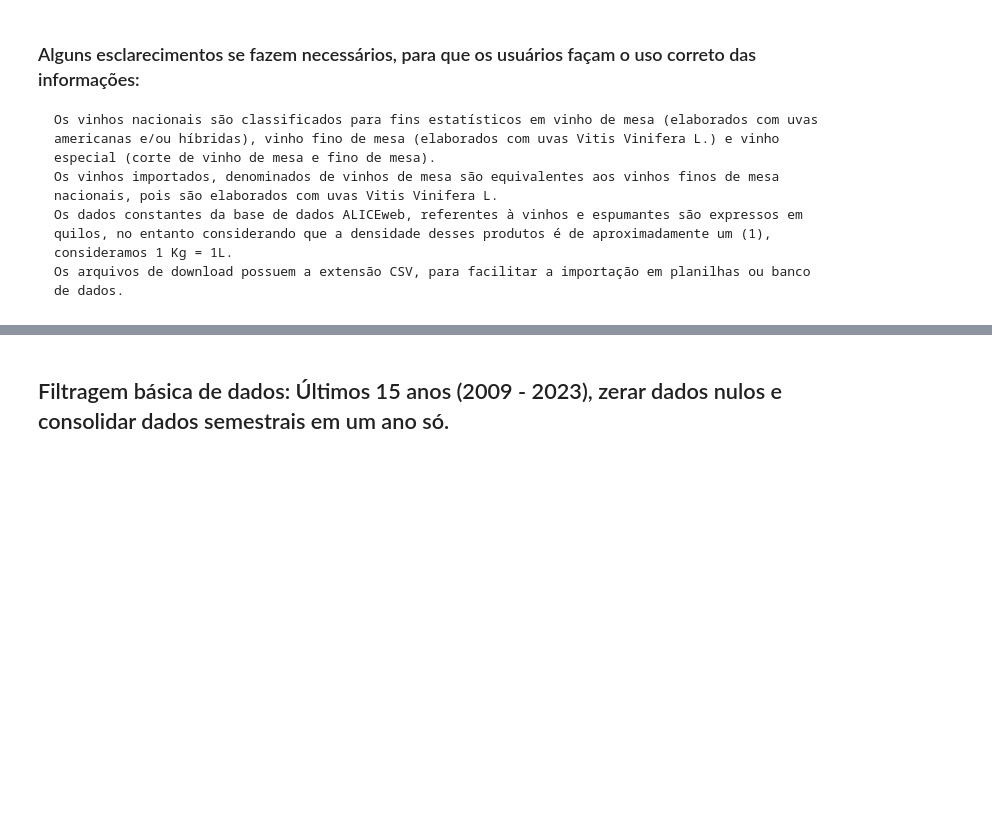
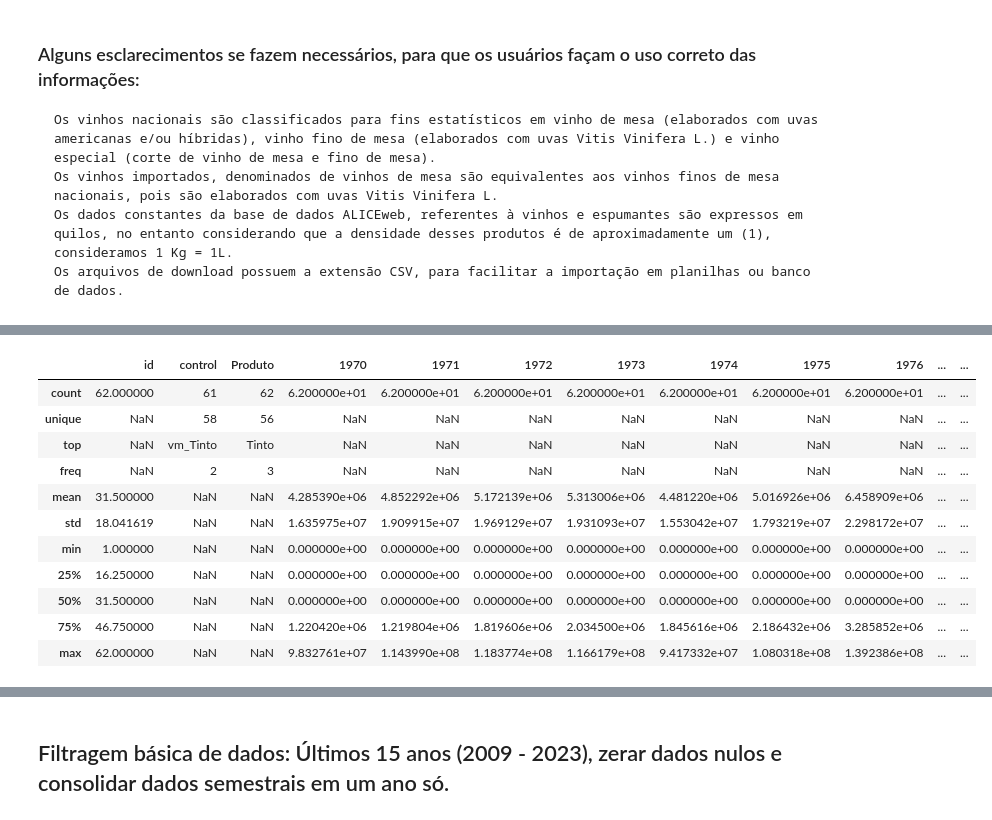
Before and after one commit to rafaellccouto/posach_analise_vinhos_comercio, a Jupyter notebook: Analise_vinhos_comercio.ipynb, the cells around one changed output, grey strips where cells are left out. Saved outputs shown, nothing was run; the diff lists cells and outputs as text; code cells hidden in the pictures; blank space fills up the shorter version.

Commit message:
Fix: funções e dados

```diff
--- a/Analise_vinhos_comercio.ipynb
+++ b/Analise_vinhos_comercio.ipynb
@@ -79,0 +12,74 @@ df_producao.head()
+# %%
+# Análise de Dados da Cadeia Produtiva de Vinhos
+# Bibliotecas básicas
+import pandas as pd
+import numpy as np
+import os as os
+
+# Bibliotecas de visualização
+import seaborn as sns
+import matplotlib.pyplot as plt
+import plotly.express as px
+
+# Configurações iniciais
+pd.set_option('future.no_silent_downcasting', True)
+plt.style.use('ggplot')  # Estilo mais agradável para os gráficos
+sns.set_palette("husl")  # Paleta de cores harmoniosa
+
+# Carregamento dos dados com tratamento de erros robusto
+def carregar_dados(caminho):
+    try:
+        df = pd.read_csv(caminho, sep=';', encoding='utf-8',
+                        on_bad_lines='warn',
+                        thousands='.',
+                        decimal=',')
+        print(f"Arquivo {caminho} carregado com sucesso. Shape: {df.shape}")
+        return df
+    except Exception as e:
+        print(f"Erro ao carregar {caminho}: {str(e)}")
+        return None
+
+# Carregando todos os dataframes
+dfs = {
+    'comercializacao': carregar_dados('Comercializacao.csv'),
+    'exportacao': carregar_dados('Exportacao.csv'),
+    'importacao': carregar_dados('Importacao.csv'),
+    'processamento': carregar_dados('Processamento.csv'),
+    'producao': carregar_dados('Producao.csv')
+}
+
+df_comercializacao = dfs['comercializacao']
+df_exportacao = dfs['exportacao']
+df_importacao = dfs['importacao']
+df_processamento = dfs['processamento']
+df_producao = dfs['producao']
+
+
+
+# Função para análise exploratória inicial rápida
+def analise_rapida(df, nome):
+    if df is not None:
+        print(f"\n{'='*50}")
+        print(f"Análise Exploratória: {nome}")
+        print(f"{'='*50}")
+
+        # Info básica
+        print("\nInformações do DataFrame:")
+        display(df.info())
+
+        # Primeiras linhas
+        print("\nPrimeiras linhas:")
+        display(df.head())
+
+        # Estatísticas descritivas
+        print("\nEstatísticas descritivas:")
+        display(df.describe(include='all'))
+
+        # Valores ausentes
+        print("\nValores ausentes por coluna:")
+        display(df.isna().sum())
+
+# Executando análise para cada dataframe
+for nome, df in dfs.items():
+    analise_rapida(df, nome)
+# %% [output]
@@ -79,0 +113,12 @@ df_producao.head()
+|  | id | control | Produto | 1970 | 1971 | 1972 | 1973 | 1974 | 1975 | 1976 | ... | ... |
+| count | 62.000000 | 61 | 62 | 6.200000e+01 | 6.200000e+01 | 6.200000e+01 | 6.200000e+01 | 6.200000e+01 | 6.200000e+01 | 6.200000e+01 | ... | ... |
+| unique | NaN | 58 | 56 | NaN | NaN | NaN | NaN | NaN | NaN | NaN | ... | ... |
+| top | NaN | vm_Tinto | Tinto | NaN | NaN | NaN | NaN | NaN | NaN | NaN | ... | ... |
+| freq | NaN | 2 | 3 | NaN | NaN | NaN | NaN | NaN | NaN | NaN | ... | ... |
+| mean | 31.500000 | NaN | NaN | 4.285390e+06 | 4.852292e+06 | 5.172139e+06 | 5.313006e+06 | 4.481220e+06 | 5.016926e+06 | 6.458909e+06 | ... | ... |
+| std | 18.041619 | NaN | NaN | 1.635975e+07 | 1.909915e+07 | 1.969129e+07 | 1.931093e+07 | 1.553042e+07 | 1.793219e+07 | 2.298172e+07 | ... | ... |
+| min | 1.000000 | NaN | NaN | 0.000000e+00 | 0.000000e+00 | 0.000000e+00 | 0.000000e+00 | 0.000000e+00 | 0.000000e+00 | 0.000000e+00 | ... | ... |
+| 25% | 16.250000 | NaN | NaN | 0.000000e+00 | 0.000000e+00 | 0.000000e+00 | 0.000000e+00 | 0.000000e+00 | 0.000000e+00 | 0.000000e+00 | ... | ... |
+| 50% | 31.500000 | NaN | NaN | 0.000000e+00 | 0.000000e+00 | 0.000000e+00 | 0.000000e+00 | 0.000000e+00 | 0.000000e+00 | 0.000000e+00 | ... | ... |
+| 75% | 46.750000 | NaN | NaN | 1.220420e+06 | 1.219804e+06 | 1.819606e+06 | 2.034500e+06 | 1.845616e+06 | 2.186432e+06 | 3.285852e+06 | ... | ... |
+| max | 62.000000 | NaN | NaN | 9.832761e+07 | 1.143990e+08 | 1.183774e+08 | 1.166179e+08 | 9.417332e+07 | 1.080318e+08 | 1.392386e+08 | ... | ... |
```
Also changed, not shown: parts of 39 cells of this notebook, 7 other files.
